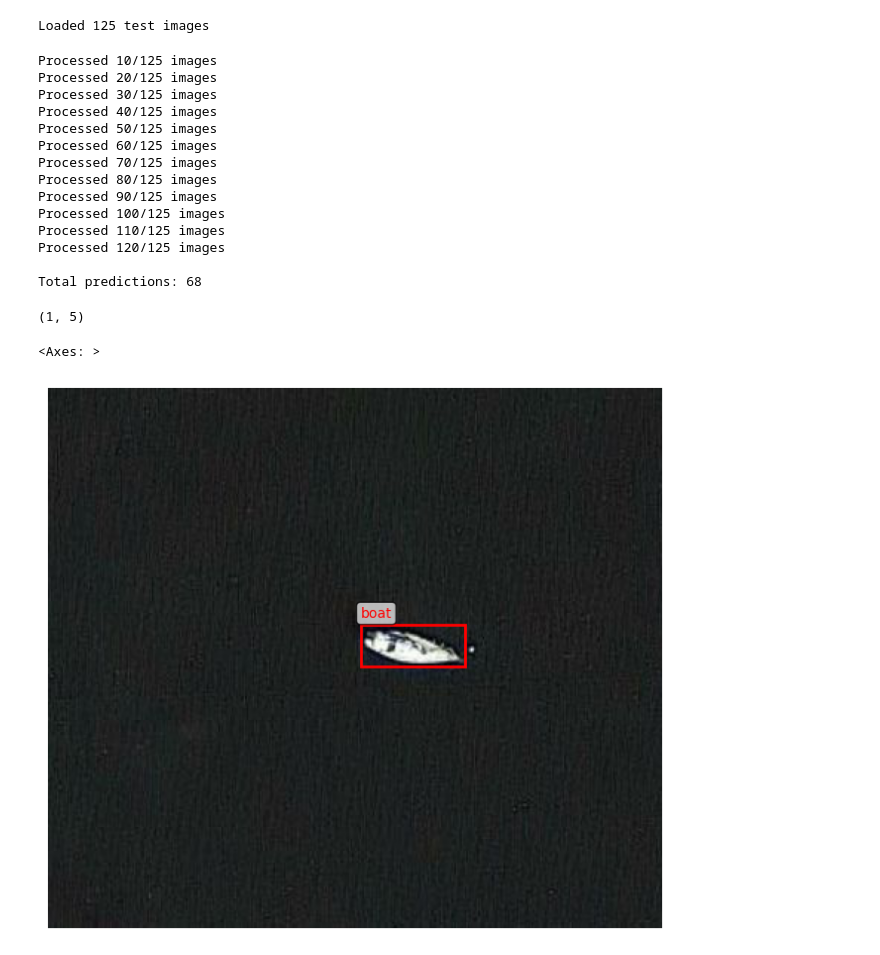
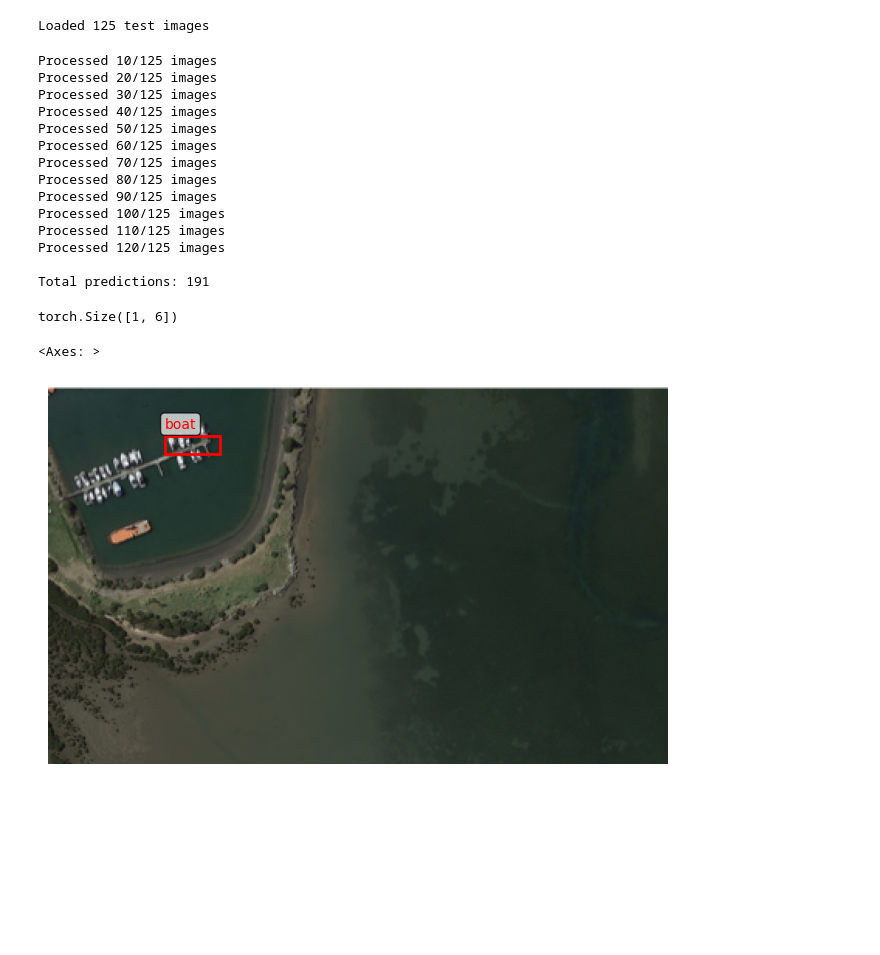
Before and after one commit to racousin/data_science_practice_2025, a Jupyter notebook: hugojava/module7/module7_exercise1.ipynb, the cells around one changed output. Saved outputs shown, nothing was run; the diff lists cells and outputs as text; code cells hidden in the pictures; blank space fills up the shorter version.

Commit message:
update ex1 module7 and prediction file

```diff
--- a/hugojava/module7/module7_exercise1.ipynb
+++ b/hugojava/module7/module7_exercise1.ipynb
@@ -268,0 +263,14 @@ KeyboardInterrupt:
+# %%
+# Load a pre-trained YOLOv8 model (nano version)
+model_2 = YOLO('yolov8n.pt')
+# %%
+# Réentraîner sur le dataset de bateaux
+model_2.train(
+    data='dataset_boats/data.yaml',
+    epochs=15,
+    imgsz=320,
+    batch=8,     # nombre d'images traitées simultanément
+    name='boat_yolov8n_lowpower',
+    workers=0,   # évite la surchauffe CPU sur Windows
+    device='cpu' # (optionnel) pour forcer l'utilisation du CPU
+)
@@ -275,3 +331,0 @@ print(f"Recall: {metrics.box.mr:.3f}")
-# %%
-results = model.predict(source='temp_sample.png', conf=0.25)
-results[0].show()  # Affiche les bounding boxes
@@ -301,7 +357,7 @@ for img_idx, img in enumerate(X_test):
 
     # Run prediction with your fine-tuned model
     # Replace 'model' with your fine-tuned model
-    results = model.predict(source='temp_test.png', conf=0.25, verbose=False)
+    results = model_2.predict(source='temp_test.png', conf=0.25, verbose=False)
 
     # Extract predictions
     for box_idx, box in enumerate(results[0].boxes):
@@ -339,18 +395,18 @@ Processed 100/125 images
 Processed 110/125 images
 Processed 120/125 images
 
-Total predictions: 68
+Total predictions: 191
 # %%
-# first image of the test set
-pred_0 = predictions[0]
+# prediction of the test set
+pred_0 = predictions[60]
 image_0 = X_test[pred_0["image_id"]]
 box_0 = np.array([pred_0["class_id"], pred_0["x_center"], pred_0["y_center"], pred_0["width"], pred_0["height"]]).reshape(1,-1)
 print(box.shape)
 plot_image_with_boxes(image_0, box_0)
 # %% [output]
-(1, 5)
+torch.Size([1, 6])
 <Axes: >
-[figure, old version]
+[figure, new version]
 # %%
 # Save predictions to CSV
 df_predictions = pd.DataFrame(predictions)
```
Also changed, not shown: parts of 11 cells of this notebook, 1 other file.
